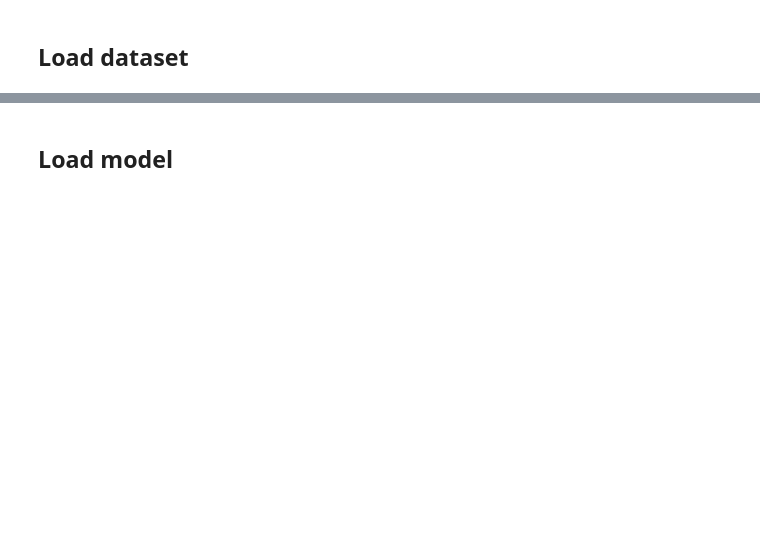
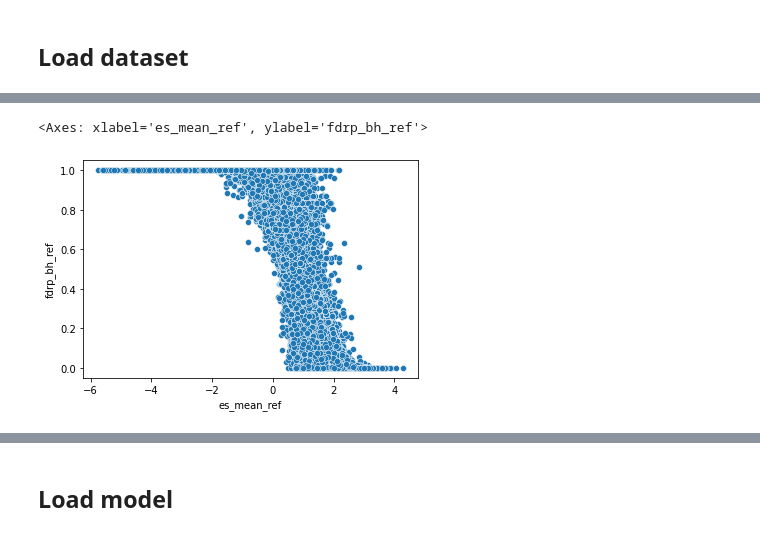
Before and after one commit to minjaf/TraitGym, a Jupyter notebook: TraitGym.ipynb, the cells around one changed output, grey strips where cells are left out. Drawn from its saved outputs; the diff is of its cells as text; code cells hidden in the pictures; blank space fills up the shorter version.

```diff
--- a/TraitGym.ipynb
+++ b/TraitGym.ipynb
@@ -87,0 +291,5 @@ V
+# %%
+sns.scatterplot(data=adastra_all, x="es_mean_ref", y="fdrp_bh_ref")
+# %% [output]
+<Axes: xlabel='es_mean_ref', ylabel='fdrp_bh_ref'>
+[figure, added]
```
Also changed, not shown: parts of 56 cells of this notebook, 9 other files.
